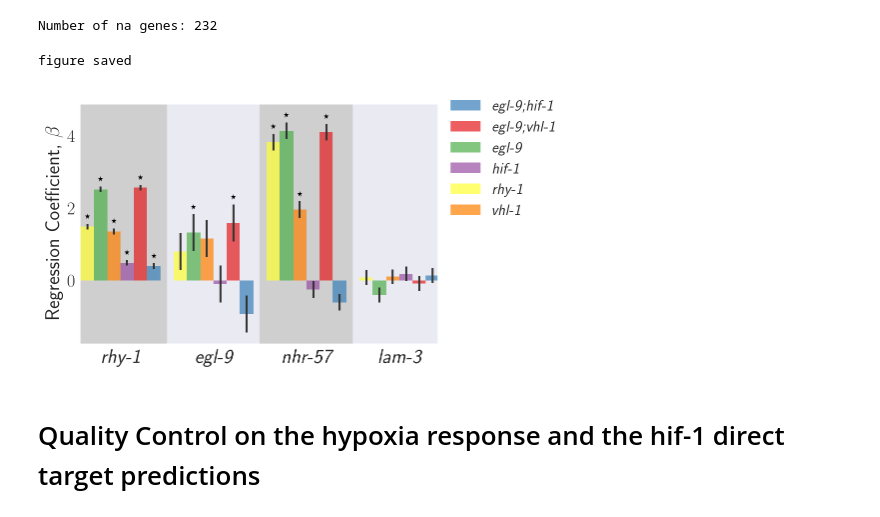
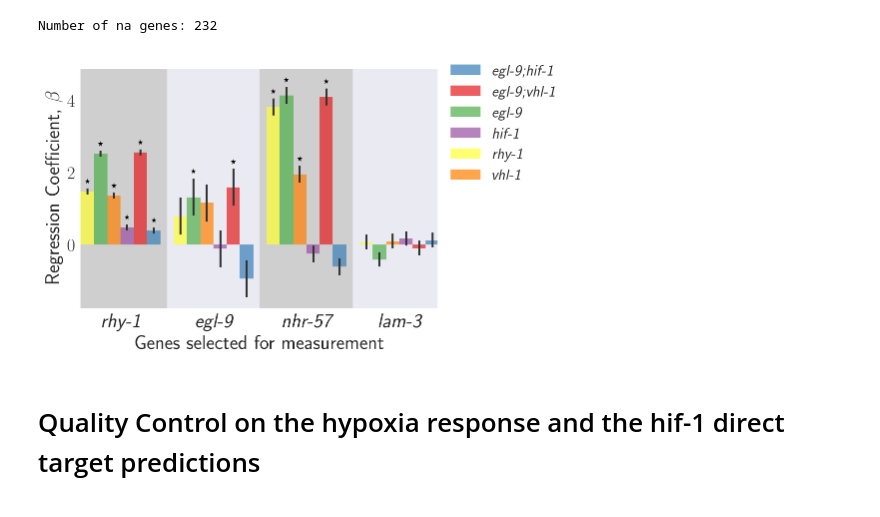
Before and after one commit to WormLabCaltech/mprsq, a Jupyter notebook: src/Quality check of the RNA-seq data.ipynb, the cells around one changed output. Saved outputs shown, nothing was run; the diff lists cells and outputs as text; code cells hidden in the pictures.

```diff
--- a/src/Quality check of the RNA-seq data.ipynb
+++ b/src/Quality check of the RNA-seq data.ipynb
@@ -343,9 +352,9 @@ def qPCR_plot(df, plotting, colors, **kwargs):
 
     plt.ylim(ymin, ymax)
 
-    if save:
-        print('figure saved')
-        plt.savefig(save, bbox_inches='tight')
+#     if save:
+#         print('figure saved')
+#         plt.savefig(save, bbox_inches='tight')
 
 
 plot_order = {r'\emph{egl-9;vhl-1}': 4,
@@ -365,11 +374,12 @@ color = {r'\emph{egl-9;vhl-1}':'#e41a1c',
               }
 # %%
 qPCR_plot(plot_df, plot_order, color, clustering='genotype', plotting_group='ext_gene',
-          title='',
-          save='../output/hif1_qualitycontrol.pdf', rotation=0)
+          title='', rotation=0)
+plt.xlabel(r'Genes selected for measurement')
+save = '../output/hif1_qualitycontrol.pdf'
+plt.savefig(save, bbox_inches='tight')
 # %% [output]
-figure saved
-[figure, old version]
+[figure, new version]
 # %% [markdown]
 # Quality Control on the hypoxia response and the hif-1 direct target predictions
 # %%
```
Also changed, not shown: parts of 7 cells of this notebook, 36 other files.
